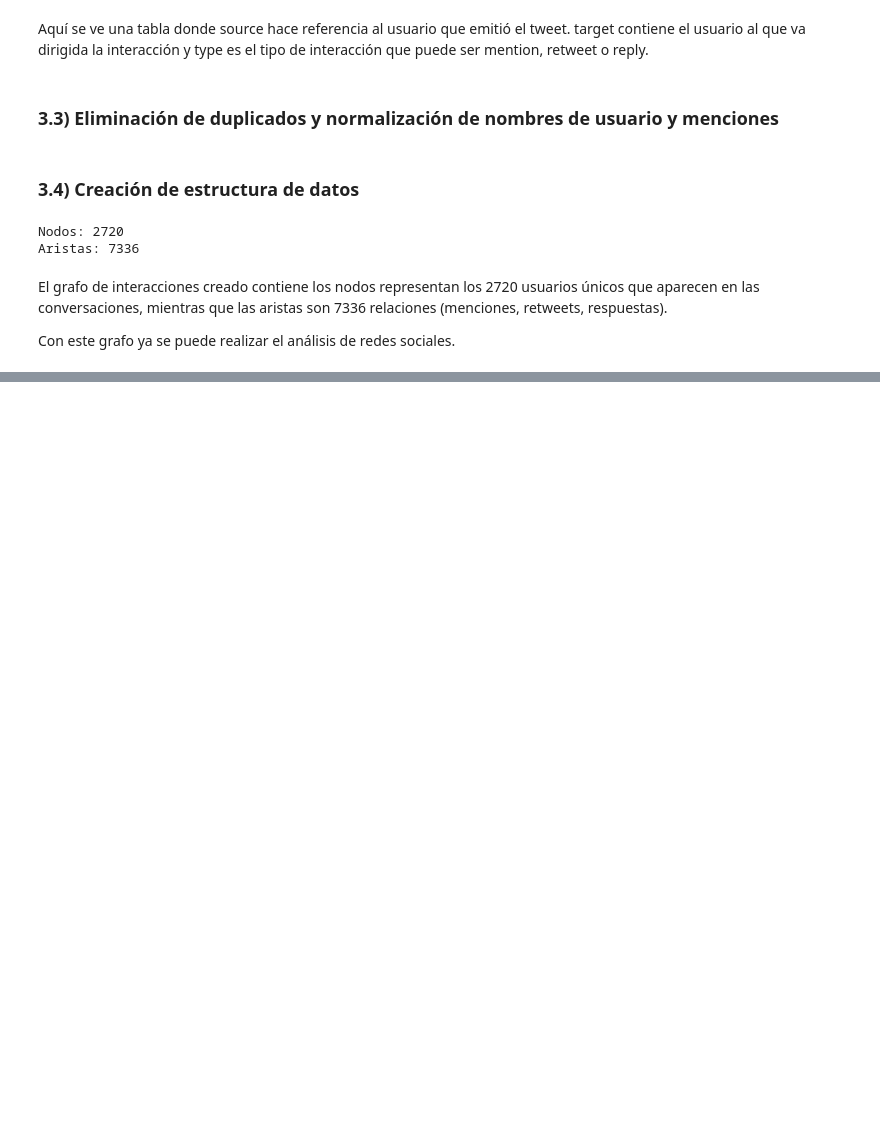
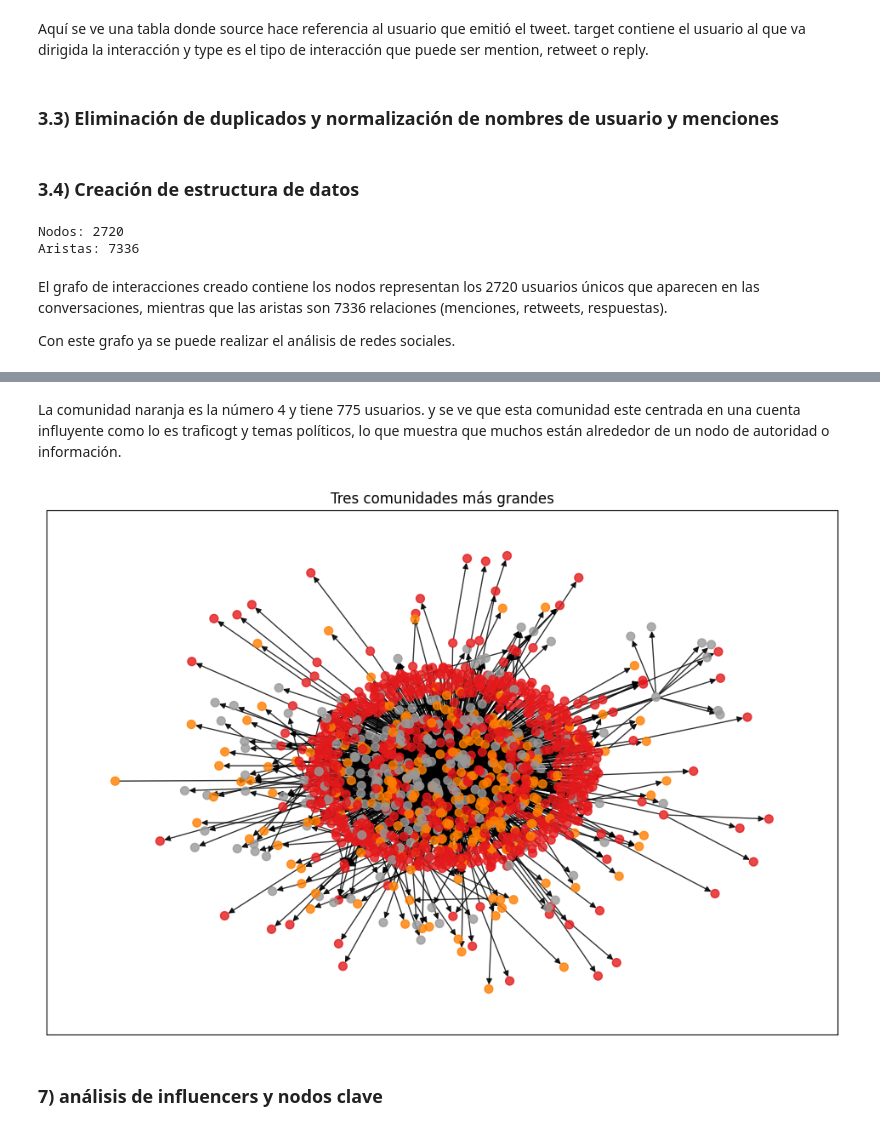
Before and after one commit to Kapiven/Lab6DS, a Jupyter notebook: Analisis.ipynb, the cells around one changed output, grey strips where cells are left out. Saved outputs shown, nothing was run; the diff lists cells and outputs as text; code cells hidden in the pictures; blank space fills up the shorter version.

```diff
--- a/Analisis.ipynb
+++ b/Analisis.ipynb
@@ -149,0 +363,25 @@ Con este grafo ya se puede realizar el análisis de redes sociales.
+# %%
+from collections import defaultdict
+
+# Agrupar nodos por comunidad
+comunidades_dict = defaultdict(list)
+for nodo, com in partition.items():
+    comunidades_dict[com].append(nodo)
+
+# Mostrar los primeros nodos de la comunidad más grande
+for com_id, nodos in comunidades_dict.items():
+    print(f"Comunidad {com_id} ({len(nodos)} nodos): {nodos[:10]}")
+
+print(" ")
+print("Top Comunidades más grandes")
+
+# Contar tamaño de cada comunidad
+comunidades = pd.Series(list(partition.values())).value_counts()
+print(comunidades.head(5))
+
+# Agregar etiquetas de comunidad al dataframe de interacciones
+edges_df["source_comunidad"] = edges_df["source"].map(partition)
+edges_df["target_comunidad"] = edges_df["target"].map(partition)
+
+# Top 3 comunidades más grandes
+top3 = comunidades.head(3).index.tolist()
@@ -149,0 +406,19 @@ Con este grafo ya se puede realizar el análisis de redes sociales.
+# %% [markdown]
+La comunidad naranja es la número 4 y tiene 775 usuarios. y se ve que esta comunidad este centrada en una cuenta influyente como lo es traficogt y temas políticos, lo que muestra que muchos están alrededor de un nodo de autoridad o información.
+# %%
+colors = {c: i for i, c in enumerate(top3)}
+
+plt.figure(figsize=(12,8))
+sub_nodes = [n for n, c in partition.items() if c in top3]
+subG = G.subgraph(sub_nodes)
+
+nx.draw_networkx(subG, pos=nx.spring_layout(subG, k=0.4, seed=42),
+                 node_color=[colors[partition[n]] for n in subG.nodes()],
+                 node_size=50, cmap=plt.cm.Set1, alpha=0.8, with_labels=False)
+
+plt.title("Tres comunidades más grandes")
+plt.show()
+# %% [output]
+[figure, added]
+# %% [markdown]
+### 7) análisis de influencers y nodos clave
```
Also changed, not shown: parts of 31 cells of this notebook, 1 other file.
